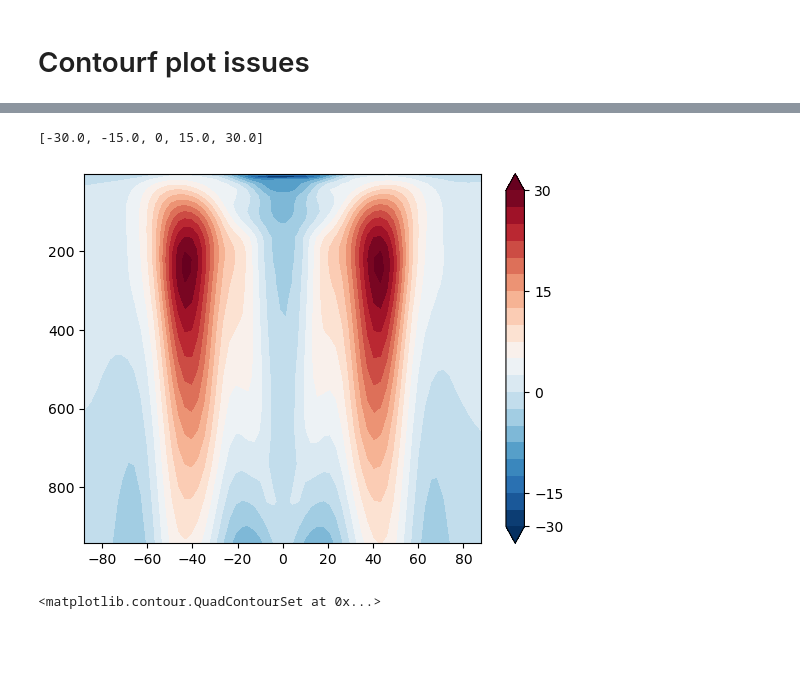
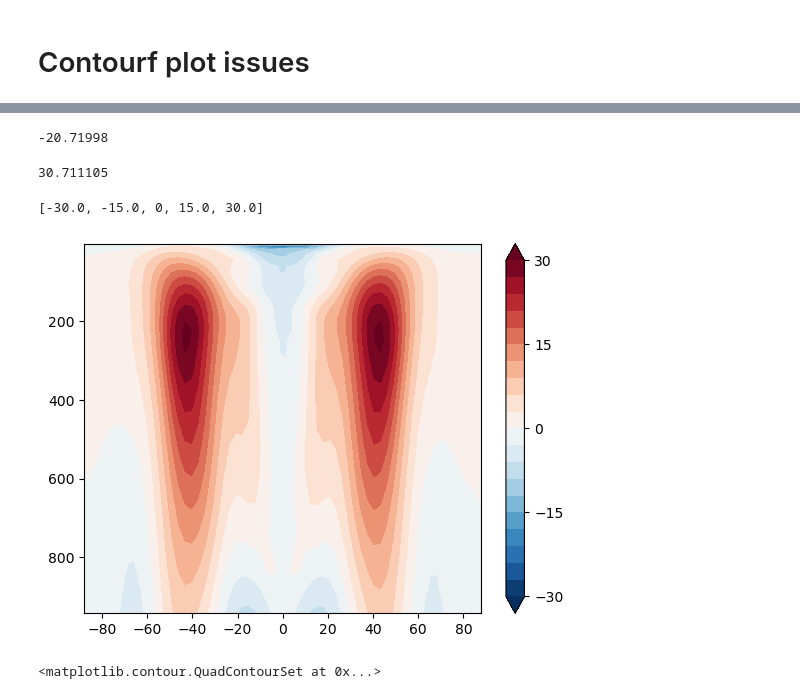
Before and after one commit to Caturrell/eddy_feedback, a Jupyter notebook: isca/exploring/held_suarez.ipynb, the cells around one changed output, grey strips where cells are left out. Cells and saved outputs as stored; diff of their text form; code cells hidden in the pictures; blank space fills up the shorter version.

```diff
--- a/isca/exploring/held_suarez.ipynb
+++ b/isca/exploring/held_suarez.ipynb
@@ -51,6 +51,14 @@ Coordinates:
     title:      FMS Model results
     grid_type:  regular
     grid_tile:  N/A
+# %%
+ds.ubar.values.min()
+# %% [output]
+-20.71998
+# %%
+ds.ubar.values.max()
+# %% [output]
+30.711105
 # %%
 max_value = ds.ubar.values.max()
 min_value = ds.ubar.values.min()
@@ -63,15 +71,19 @@ ticks = [-value, -value/2, 0, value/2, value]
 ticks
 # %% [output]
 [-30.0, -15.0, 0, 15.0, 30.0]
+# %%
+import numpy as np
+
+lvl = np.linspace(-value, value, 21)
 # %%
 plt.figure()
 plt.contourf(ds.lat.values, ds.level.values, ds.ubar,
-             levels=21, cmap='RdBu_r', extend='both')
+             levels=lvl, cmap='RdBu_r', extend='both')
 plt.colorbar(extend='both',ticks=ticks)
 plt.gca().invert_yaxis()
 plt.show()
 # %% [output]
-[figure, old version]
+[figure, new version]
 # %%
 ds.ubar.plot.contourf(levels=20, yincrease=False, yscale='linear')
 # %% [output]
```
Also changed, not shown: parts of 4 cells of this notebook, 9 other files.
